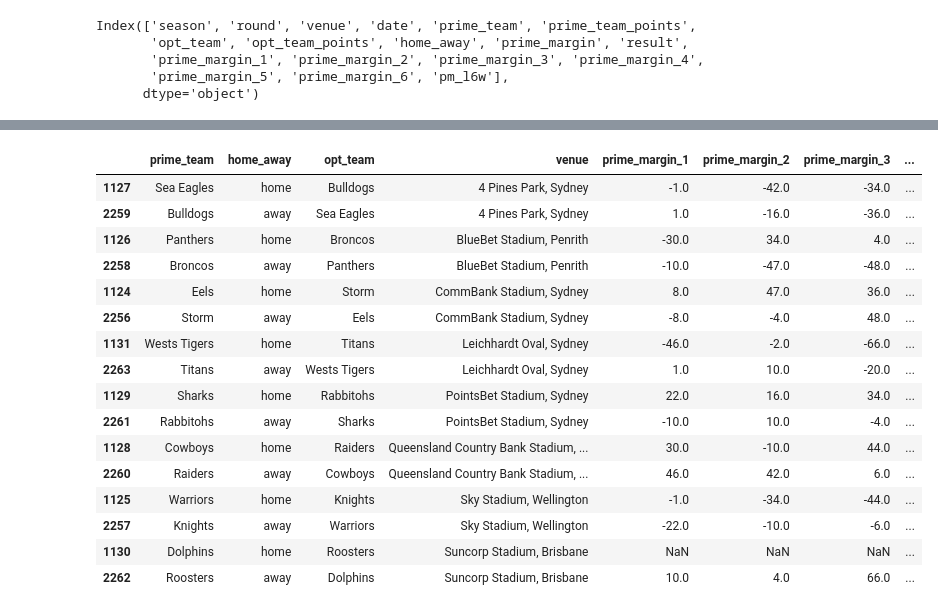
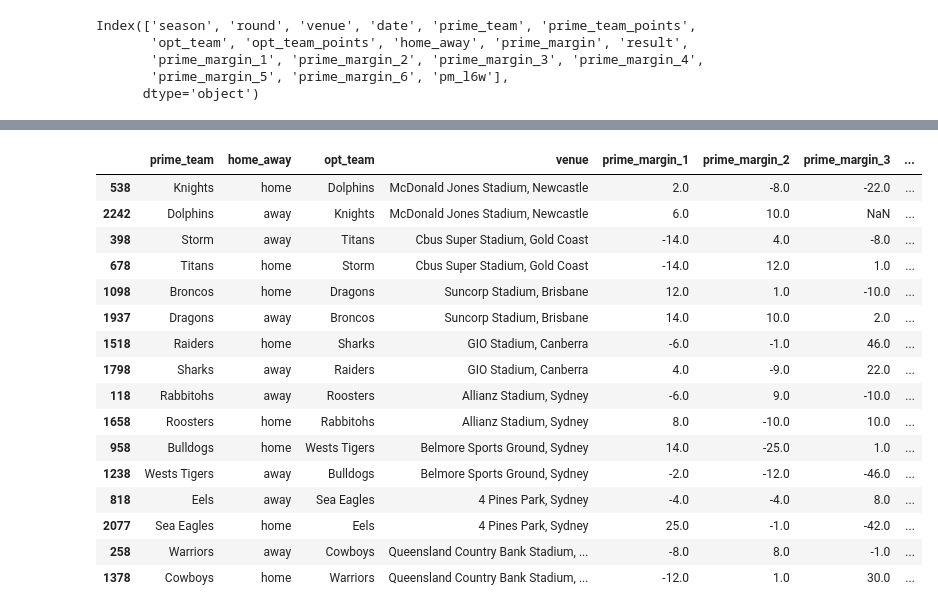
Before and after one commit to cmckeague/nrl_ml_tipping, a Jupyter notebook: notebooks/xgb.ipynb, the cells around one changed output, grey strips where cells are left out. Cells and saved outputs as stored; diff of their text form; code cells hidden in the pictures.

```diff
--- a/notebooks/xgb.ipynb
+++ b/notebooks/xgb.ipynb
@@ -164,28 +180,28 @@ pyplot.show()
 # %%
 nr_pred=clf.predict(df.loc[(df.season==2023) &
-                   (df['round']==1), X_cols])
+                   (df['round']==2), X_cols])
 nr_pred_proba=clf.predict_proba(df.loc[(df.season==2023) &
                                        (df['round']==1), X_cols])
 # %%
 next_round = df.loc[(df.season==2023) &
-       (df['round']==1), X_cols]
+       (df['round']==3), X_cols]
 # %%
-next_round.assign(pred = nr_pred).assign(pred_proba_0 = nr_pred_proba[:, 0], pred_proba_1=nr_pred_proba[:, 1]).sort_values('venue')
+next_round.assign(pred = nr_pred).assign(pred_proba_0 = nr_pred_proba[:, 0], pred_proba_1=nr_pred_proba[:, 1]).sort_values(['venue'])
 # %% [output]
 |  | prime_team | home_away | opt_team | venue | prime_margin_1 | prime_margin_2 | prime_margin_3 | ... |
-| 1127 | Sea Eagles | home | Bulldogs | 4 Pines Park, Sydney | -1.0 | -42.0 | -34.0 | ... |
-| 2259 | Bulldogs | away | Sea Eagles | 4 Pines Park, Sydney | 1.0 | -16.0 | -36.0 | ... |
-| 1126 | Panthers | home | Broncos | BlueBet Stadium, Penrith | -30.0 | 34.0 | 4.0 | ... |
-| 2258 | Broncos | away | Panthers | BlueBet Stadium, Penrith | -10.0 | -47.0 | -48.0 | ... |
-| 1124 | Eels | home | Storm | CommBank Stadium, Sydney | 8.0 | 47.0 | 36.0 | ... |
-| 2256 | Storm | away | Eels | CommBank Stadium, Sydney | -8.0 | -4.0 | 48.0 | ... |
-| 1131 | Wests Tigers | home | Titans | Leichhardt Oval, Sydney | -46.0 | -2.0 | -66.0 | ... |
-| 2263 | Titans | away | Wests Tigers | Leichhardt Oval, Sydney | 1.0 | 10.0 | -20.0 | ... |
-| 1129 | Sharks | home | Rabbitohs | PointsBet Stadium, Sydney | 22.0 | 16.0 | 34.0 | ... |
-| 2261 | Rabbitohs | away | Sharks | PointsBet Stadium, Sydney | -10.0 | 10.0 | -4.0 | ... |
-| 1128 | Cowboys | home | Raiders | Queensland Country Bank Stadium, ... | 30.0 | -10.0 | 44.0 | ... |
-| 2260 | Raiders | away | Cowboys | Queensland Country Bank Stadium, ... | 46.0 | 42.0 | 6.0 | ... |
-| 1125 | Warriors | home | Knights | Sky Stadium, Wellington | -1.0 | -34.0 | -44.0 | ... |
-| 2257 | Knights | away | Warriors | Sky Stadium, Wellington | -22.0 | -10.0 | -6.0 | ... |
-| 1130 | Dolphins | home | Roosters | Suncorp Stadium, Brisbane | NaN | NaN | NaN | ... |
-| 2262 | Roosters | away | Dolphins | Suncorp Stadium, Brisbane | 10.0 | 4.0 | 66.0 | ... |
+| 538 | Knights | home | Dolphins | McDonald Jones Stadium, Newcastle | 2.0 | -8.0 | -22.0 | ... |
+| 2242 | Dolphins | away | Knights | McDonald Jones Stadium, Newcastle | 6.0 | 10.0 | NaN | ... |
+| 398 | Storm | away | Titans | Cbus Super Stadium, Gold Coast | -14.0 | 4.0 | -8.0 | ... |
+| 678 | Titans | home | Storm | Cbus Super Stadium, Gold Coast | -14.0 | 12.0 | 1.0 | ... |
+| 1098 | Broncos | home | Dragons | Suncorp Stadium, Brisbane | 12.0 | 1.0 | -10.0 | ... |
+| 1937 | Dragons | away | Broncos | Suncorp Stadium, Brisbane | 14.0 | 10.0 | 2.0 | ... |
+| 1518 | Raiders | home | Sharks | GIO Stadium, Canberra | -6.0 | -1.0 | 46.0 | ... |
+| 1798 | Sharks | away | Raiders | GIO Stadium, Canberra | 4.0 | -9.0 | 22.0 | ... |
+| 118 | Rabbitohs | away | Roosters | Allianz Stadium, Sydney | -6.0 | 9.0 | -10.0 | ... |
+| 1658 | Roosters | home | Rabbitohs | Allianz Stadium, Sydney | 8.0 | -10.0 | 10.0 | ... |
+| 958 | Bulldogs | home | Wests Tigers | Belmore Sports Ground, Sydney | 14.0 | -25.0 | 1.0 | ... |
+| 1238 | Wests Tigers | away | Bulldogs | Belmore Sports Ground, Sydney | -2.0 | -12.0 | -46.0 | ... |
+| 818 | Eels | away | Sea Eagles | 4 Pines Park, Sydney | -4.0 | -4.0 | 8.0 | ... |
+| 2077 | Sea Eagles | home | Eels | 4 Pines Park, Sydney | 25.0 | -1.0 | -42.0 | ... |
+| 258 | Warriors | away | Cowboys | Queensland Country Bank Stadium, ... | -8.0 | 8.0 | -1.0 | ... |
+| 1378 | Cowboys | home | Warriors | Queensland Country Bank Stadium, ... | -12.0 | 1.0 | 30.0 | ... |
```
Also changed, not shown: parts of 8 cells of this notebook, 1 other file.
